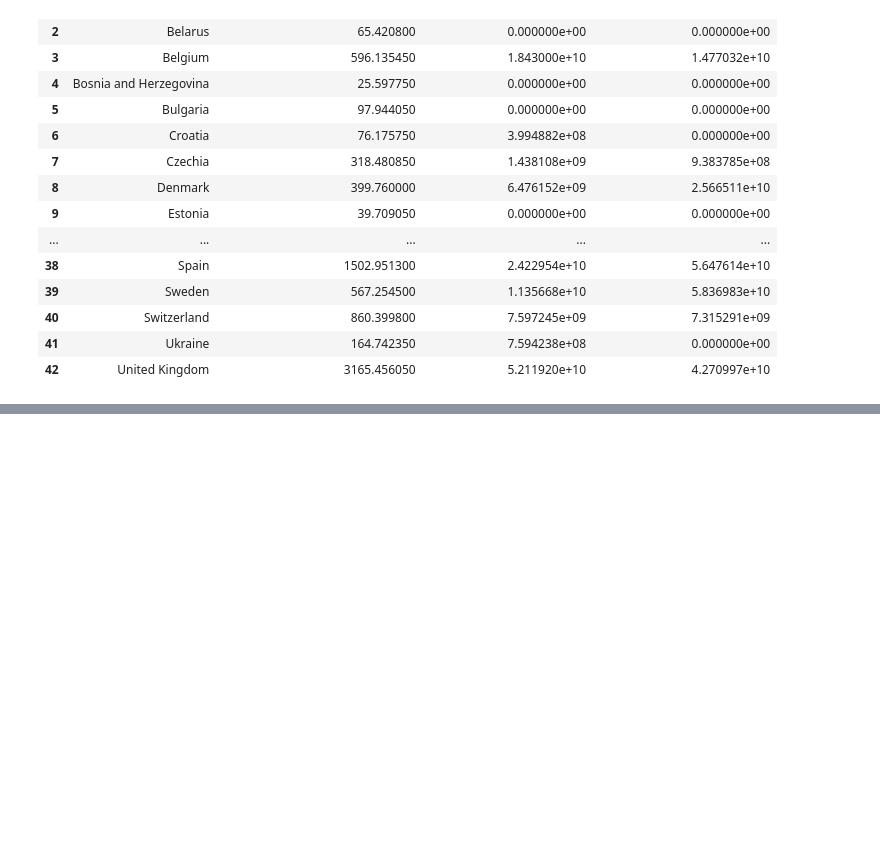
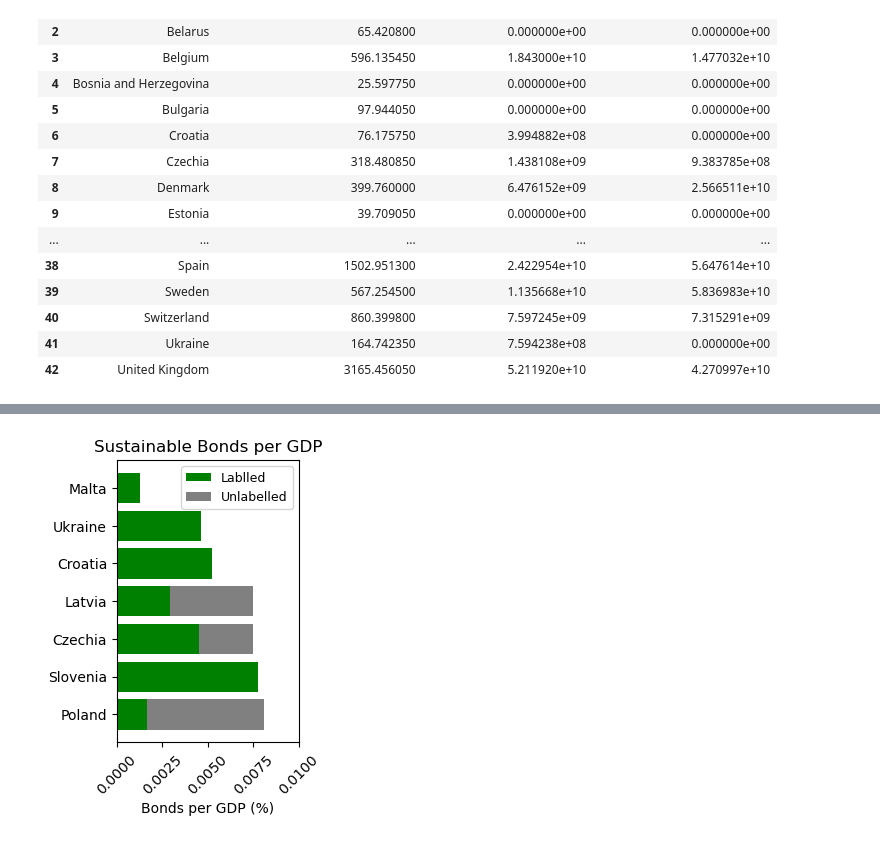
Before and after one commit to pavobravo11/Data501_Project, a Jupyter notebook: Bonds/bonds_per_gdp.ipynb, the cells around one changed output, grey strips where cells are left out. Saved outputs shown, nothing was run; the diff lists cells and outputs as text; code cells hidden in the pictures; blank space fills up the shorter version.

Commit message:
added score card, created more visualizations for  the presentation

```diff
--- a/Bonds/bonds_per_gdp.ipynb
+++ b/Bonds/bonds_per_gdp.ipynb
@@ -50,4 +52,11 @@ nominal_bonds["Unlabelled Sustainable Bonds Issued per GDP"] = \
     (nominal_bonds['Amt Issued (EUR) Unlabelled']*10**-9)/nominal_bonds['Nominal 2023 GDP (EUR Billions)']
 # %%
-vars = ['Country', 'Nominal 2023 GDP (EUR Billions)', 'Labelled Sustainable Bonds Issued per GDP', 'Unlabelled Sustainable Bonds Issued per GDP']
+vars = ['Country', 'Labelled_Sustainable_Bonds_per_GDP', 'Unlabelled_Sustainable_Bonds_per_GDP']
 nominal_bonds[vars].to_csv("Europe_Green_Bonds_Percentage_of_GDP.csv", index=False)
+# %%
+bonds_per_gdp = nominal_bonds[vars].copy()
+# %%
+bonds_per_gdp['Total_Sustainable_Bonds_per_GDP'] = \
+    bonds_per_gdp['Labelled_Sustainable_Bonds_per_GDP'] + bonds_per_gdp['Unlabelled_Sustainable_Bonds_per_GDP']
+
+bonds_per_gdp.sort_values(by='Total_Sustainable_Bonds_per_GDP', inplace=True)
@@ -53,0 +83,34 @@ nominal_bonds[vars].to_csv("Europe_Green_Bonds_Percentage_of_GDP.csv", index=Fal
+# %%
+bonds_per_gdp.sort_values(by='Total_Sustainable_Bonds_per_GDP', ascending=False, inplace=True)
+# %%
+bonds_per_gdp_filtered = bonds_per_gdp[
+    (bonds_per_gdp['Total_Sustainable_Bonds_per_GDP'] > 0.001) &
+    (bonds_per_gdp['Total_Sustainable_Bonds_per_GDP'] < 0.01)
+]
+
+# Re-calculate the number of countries and their positions
+n = len(bonds_per_gdp_filtered)
+ind = np.arange(n)
+
+fig, ax = plt.subplots(figsize=(3, 4))
+
+# Plotting the labelled bonds
+labelled_bars = ax.barh(ind, bonds_per_gdp_filtered['Labelled_Sustainable_Bonds_per_GDP'], color='green', label='Labelled Sustainable Bonds')
+
+# Plotting the unlabelled bonds on top of labelled bonds
+unlabelled_bars = ax.barh(ind, bonds_per_gdp_filtered['Unlabelled_Sustainable_Bonds_per_GDP'], left=bonds_per_gdp_filtered['Labelled_Sustainable_Bonds_per_GDP'], color='grey', label='Unlabelled Sustainable Bonds')
+
+
+ax.set_xlabel('Bonds per GDP (%)')
+ax.set_title('Sustainable Bonds per GDP')
+ax.set_xlim(0, 0.01)
+
+ax.tick_params(axis='x', rotation=45)
+ax.set_yticks(ind)
+ax.set_yticklabels(bonds_per_gdp_filtered['Country'])
+ax.legend(['Lablled', 'Unlabelled'], fontsize=9)
+
+plt.tight_layout()
+plt.show()
+# %% [output]
+[figure, added]
```
Also changed, not shown: parts of 4 cells of this notebook, 9 other files.
